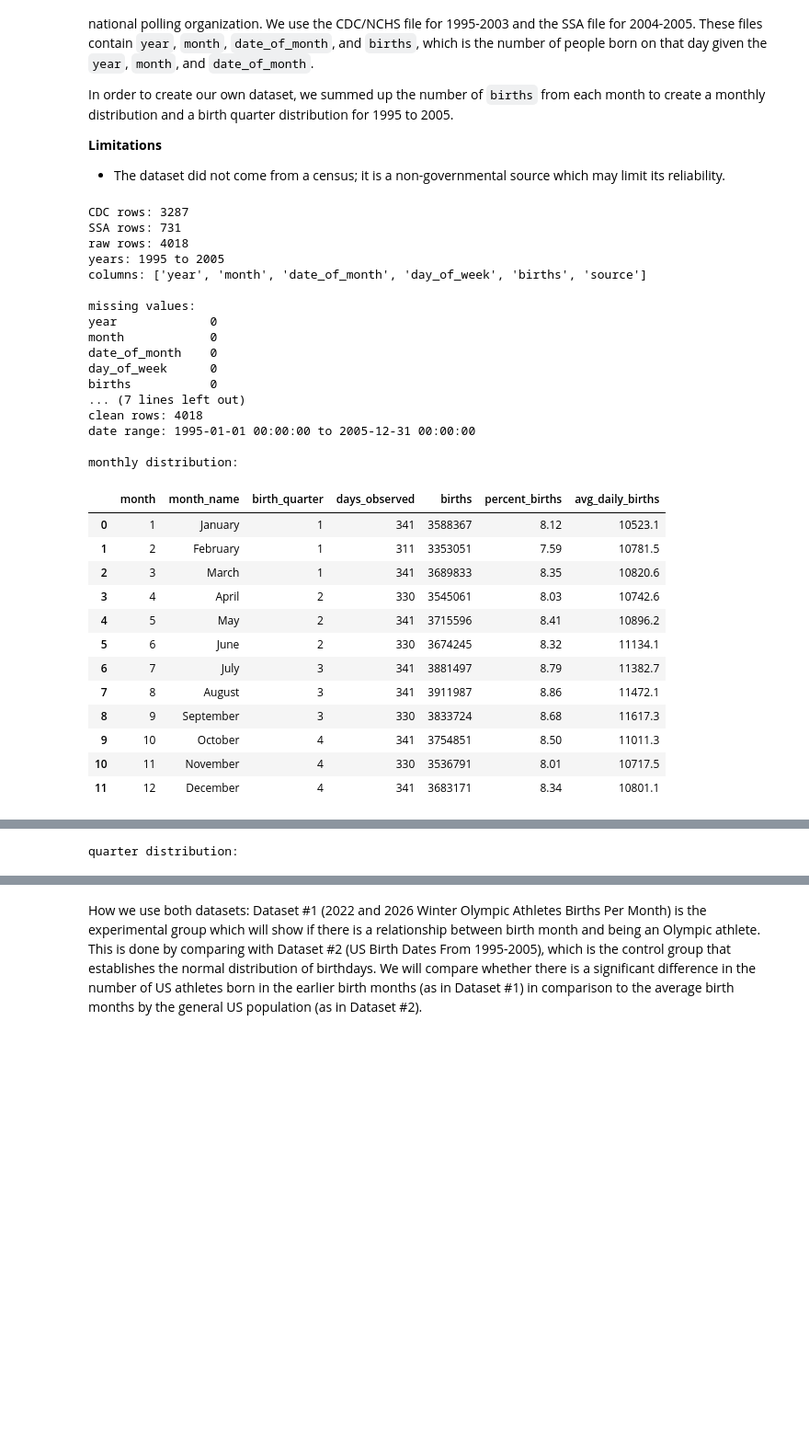
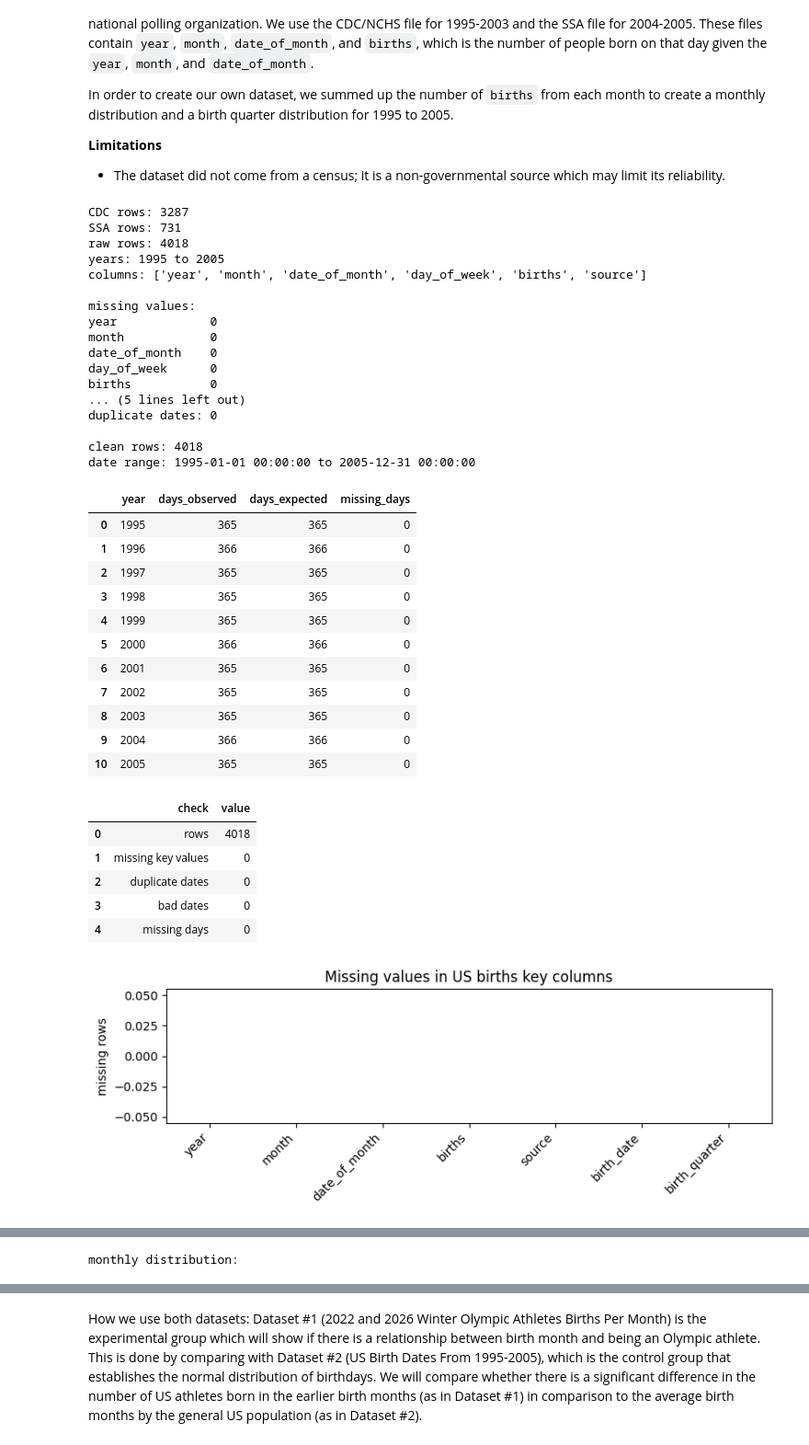
Before and after one commit to COGS108/Group-SP26-092, a Jupyter notebook: 01-DataCheckpoint.ipynb, the cells around one changed output, grey strips where cells are left out. Shown at 92% size. Saved outputs shown, nothing was run; the diff lists cells and outputs as text; code cells hidden in the pictures; blank space fills up the shorter version.

Commit message:
added some plots

```diff
--- a/01-DataCheckpoint.ipynb
+++ b/01-DataCheckpoint.ipynb
@@ -466,6 +521,10 @@ In order to create our own dataset, we summed up the number of `births` from eac
 **Limitations**
 - The dataset did not come from a census; it is a non-governmental source which may limit its reliability.
 # %%
+import pandas as pd
+import os
+import matplotlib.pyplot as plt
+
 # load the US births files
 cdc_births = pd.read_csv("data/00-raw/US_births_1994-2003_CDC_NCHS.csv")
 ssa_births = pd.read_csv("data/00-raw/US_births_2000-2014_SSA.csv")
@@ -526,6 +585,41 @@ us_births_clean["birth_quarter"] = quarters
 print("\nclean rows:", len(us_births_clean))
 print("date range:", us_births_clean["birth_date"].min(), "to", us_births_clean["birth_date"].max())
 
+# check if every year has the right number of days
+year_days = us_births_clean.groupby("year")["birth_date"].count()
+expected_days = []
+for yr in year_days.index:
+    start = pd.Timestamp(str(yr) + "-01-01")
+    end = pd.Timestamp(str(yr) + "-12-31")
+    expected_days.append((end - start).days + 1)
+year_check = pd.DataFrame({
+    "year": year_days.index,
+    "days_observed": year_days.values,
+    "days_expected": expected_days
+})
+year_check["missing_days"] = year_check["days_expected"] - year_check["days_observed"]
+display(year_check)
+
+# show missing values visually
+birth_key_cols = ["year", "month", "date_of_month", "births", "source", "birth_date", "birth_quarter"]
+birth_missing = us_births_clean[birth_key_cols].isnull().sum()
+birth_checks = pd.DataFrame({
+    "check": ["rows", "missing key values", "duplicate dates", "bad dates", "missing days"],
+    "value": [len(us_births_clean), birth_missing.sum(), dupes, len(bad_dates), year_check["missing_days"].sum()]
+})
+display(birth_checks)
+
+birth_missing.plot(kind="bar", figsize=(8, 3), title="Missing values in US births key columns")
+plt.ylabel("missing rows")
+plt.xticks(rotation=45, ha="right")
+plt.tight_layout()
+plt.show()
+
+year_check.plot(x="year", y="days_observed", kind="bar", legend=False, figsize=(8, 3), title="Days observed for each year")
+plt.ylabel("days")
+plt.tight_layout()
+plt.show()
+
 # make monthly birth counts
 month_births = us_births_clean.groupby("month")["births"].sum()
 month_days = us_births_clean.groupby("month")["birth_date"].count()
@@ -558,46 +652,52 @@ us_births_quarterly["percent_births"] = (us_births_quarterly["births"] / us_birt
 us_births_quarterly["avg_daily_births"] = (us_births_quarterly["births"] / us_births_quarterly["days_observed"]).round(1)
 us_births_quarterly = us_births_quarterly[["birth_quarter", "quarter_label", "days_observed", "births", "percent_births", "avg_daily_births"]]
 
 # save the cleaned files
 os.makedirs("data/02-processed", exist_ok=True)
 us_births_monthly.to_csv("data/02-processed/us_births_monthly_distribution.csv", index=False)
 us_births_quarterly.to_csv("data/02-processed/us_births_quarterly_distribution.csv", index=False)
 
 print("\nmonthly distribution:")
 display(us_births_monthly)
 
 print("\nquarter distribution:")
 display(us_births_quarterly)
 
 print("files saved!")
 # %% [output]
 CDC rows: 3287
 SSA rows: 731
 raw rows: 4018
 years: 1995 to 2005
 columns: ['year', 'month', 'date_of_month', 'day_of_week', 'births', 'source']
 
 missing values:
 year             0
 month            0
 date_of_month    0
 day_of_week      0
 births           0
-... (7 lines left out)
+... (5 lines left out)
+duplicate dates: 0
+
 clean rows: 4018
 date range: 1995-01-01 00:00:00 to 2005-12-31 00:00:00
-
-monthly distribution:
-|  | month | month_name | birth_quarter | days_observed | births | percent_births | avg_daily_births |
-| 0 | 1 | January | 1 | 341 | 3588367 | 8.12 | 10523.1 |
-| 1 | 2 | February | 1 | 311 | 3353051 | 7.59 | 10781.5 |
-| 2 | 3 | March | 1 | 341 | 3689833 | 8.35 | 10820.6 |
-| 3 | 4 | April | 2 | 330 | 3545061 | 8.03 | 10742.6 |
-| 4 | 5 | May | 2 | 341 | 3715596 | 8.41 | 10896.2 |
-| 5 | 6 | June | 2 | 330 | 3674245 | 8.32 | 11134.1 |
-| 6 | 7 | July | 3 | 341 | 3881497 | 8.79 | 11382.7 |
-| 7 | 8 | August | 3 | 341 | 3911987 | 8.86 | 11472.1 |
-| 8 | 9 | September | 3 | 330 | 3833724 | 8.68 | 11617.3 |
-| 9 | 10 | October | 4 | 341 | 3754851 | 8.50 | 11011.3 |
-| 10 | 11 | November | 4 | 330 | 3536791 | 8.01 | 10717.5 |
-| 11 | 12 | December | 4 | 341 | 3683171 | 8.34 | 10801.1 |
+|  | year | days_observed | days_expected | missing_days |
+| 0 | 1995 | 365 | 365 | 0 |
+| 1 | 1996 | 366 | 366 | 0 |
+| 2 | 1997 | 365 | 365 | 0 |
+| 3 | 1998 | 365 | 365 | 0 |
+| 4 | 1999 | 365 | 365 | 0 |
+| 5 | 2000 | 366 | 366 | 0 |
+| 6 | 2001 | 365 | 365 | 0 |
+| 7 | 2002 | 365 | 365 | 0 |
+| 8 | 2003 | 365 | 365 | 0 |
+| 9 | 2004 | 366 | 366 | 0 |
+| 10 | 2005 | 365 | 365 | 0 |
+|  | check | value |
+| 0 | rows | 4018 |
+| 1 | missing key values | 0 |
+| 2 | duplicate dates | 0 |
+| 3 | bad dates | 0 |
+| 4 | missing days | 0 |
+[figure, added]
@@ -604 +705 @@ monthly distribution:
-quarter distribution:
+monthly distribution:
```
Also changed, not shown: parts of 5 cells of this notebook.
